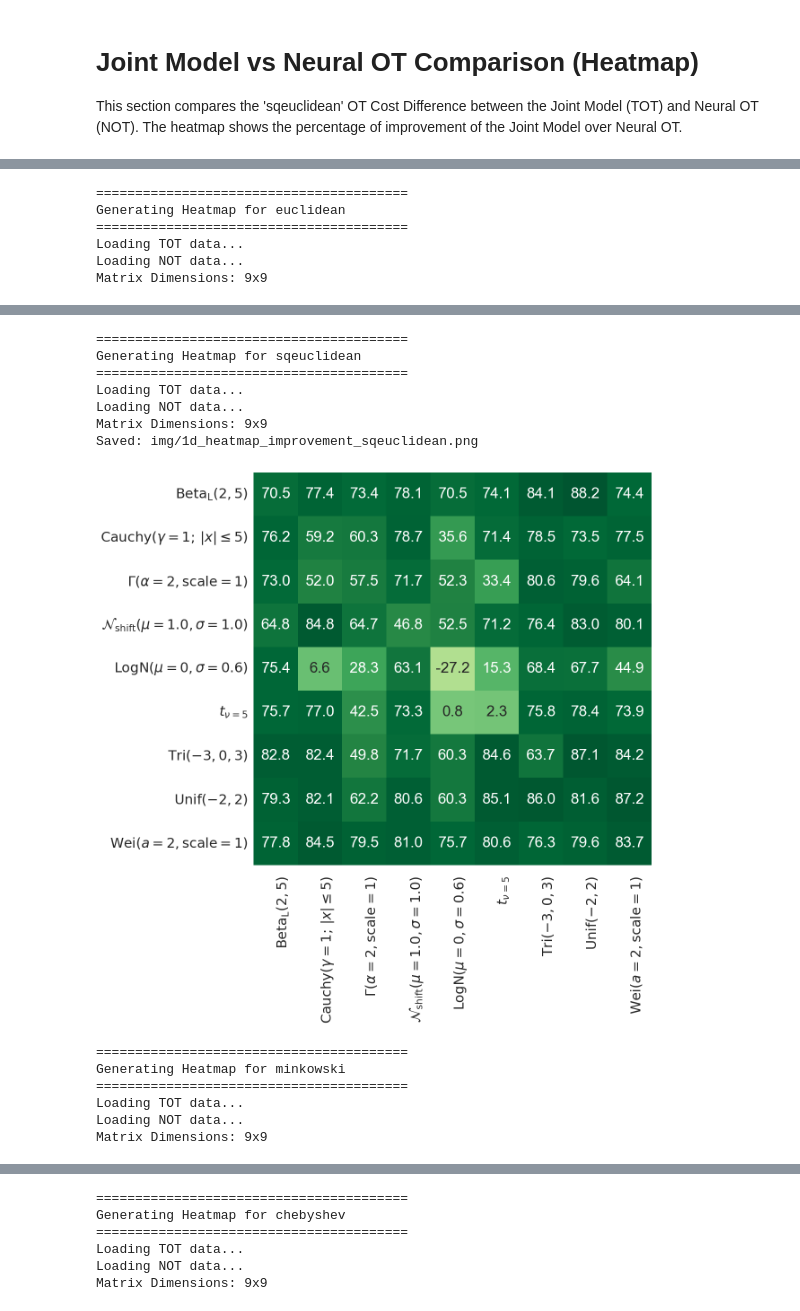
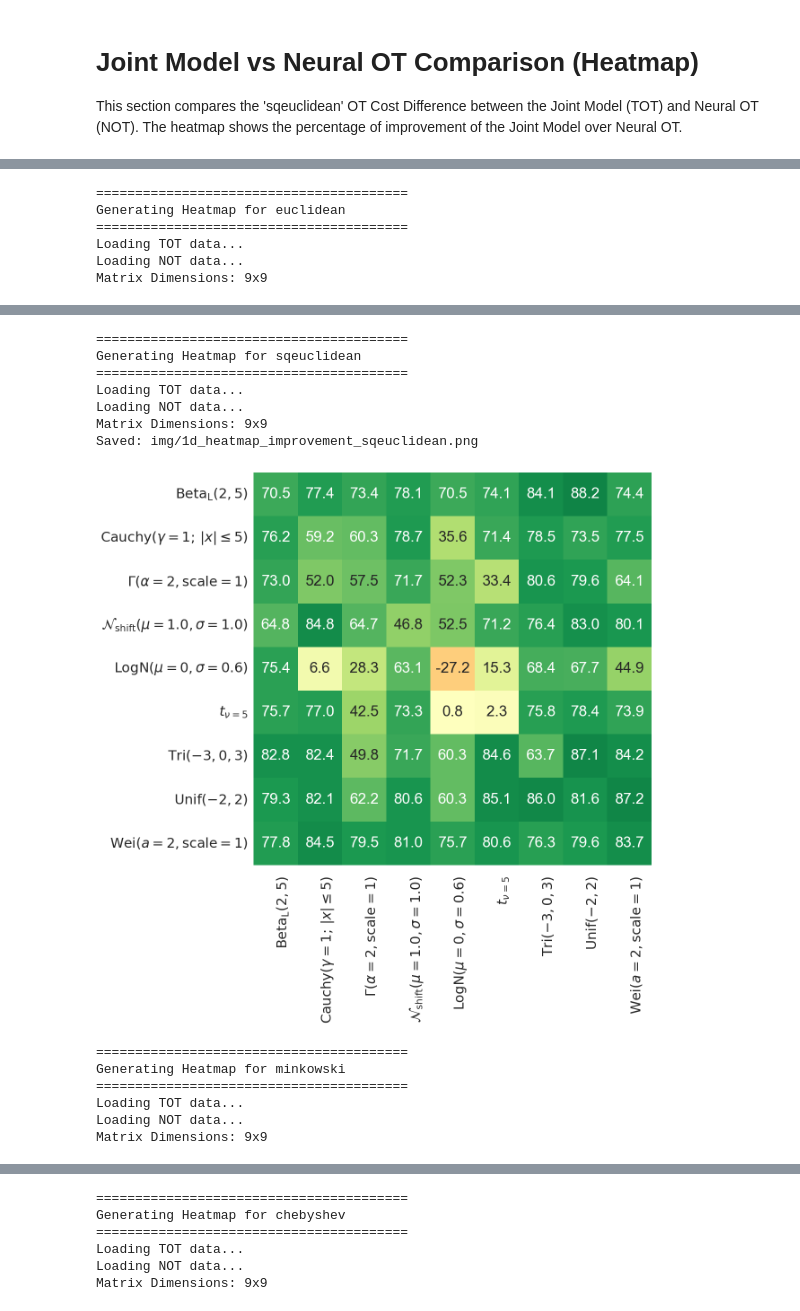
Before and after one commit to vsingh-group/TOR-OT, a Jupyter notebook: TF4OT/evals/plots/comparison_box_plots_1d.ipynb, the cells around one changed output, grey strips where cells are left out. Cells and saved outputs as stored; diff of their text form; code cells hidden in the pictures.

```diff
--- a/TF4OT/evals/plots/comparison_box_plots_1d.ipynb
+++ b/TF4OT/evals/plots/comparison_box_plots_1d.ipynb
@@ -655,7 +655,7 @@ for metric in METRICS:
         annot=True, fmt=".1f",
         xticklabels=xlabels,
         yticklabels=ylabels,
-        cmap="YlGn",
+        cmap="RdYlGn",
         center=0,
         cbar=False,
         vmax=100,
@@ -697,11 +697,11 @@ Matrix Dimensions: 9x9
 ========================================
 Generating Heatmap for sqeuclidean
 ========================================
 Loading TOT data...
 Loading NOT data...
 Matrix Dimensions: 9x9
 Saved: img/1d_heatmap_improvement_sqeuclidean.png
-[figure, old version]
+[figure, new version]
 ========================================
 Generating Heatmap for minkowski
 ========================================
```
Also changed, not shown: parts of 3 cells of this notebook, 15 other files.
